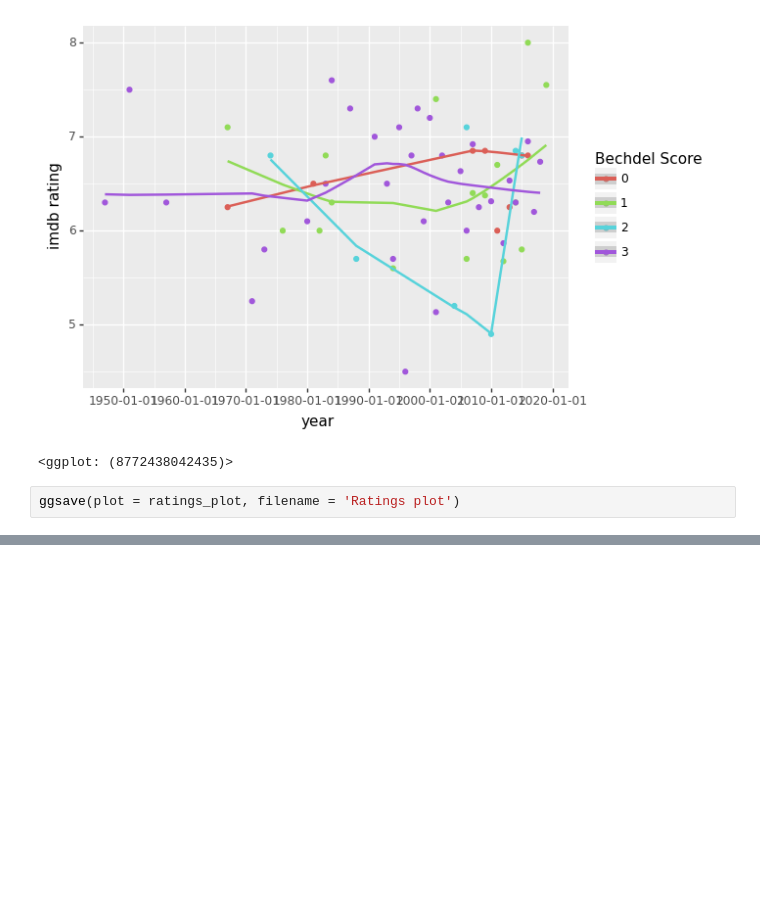
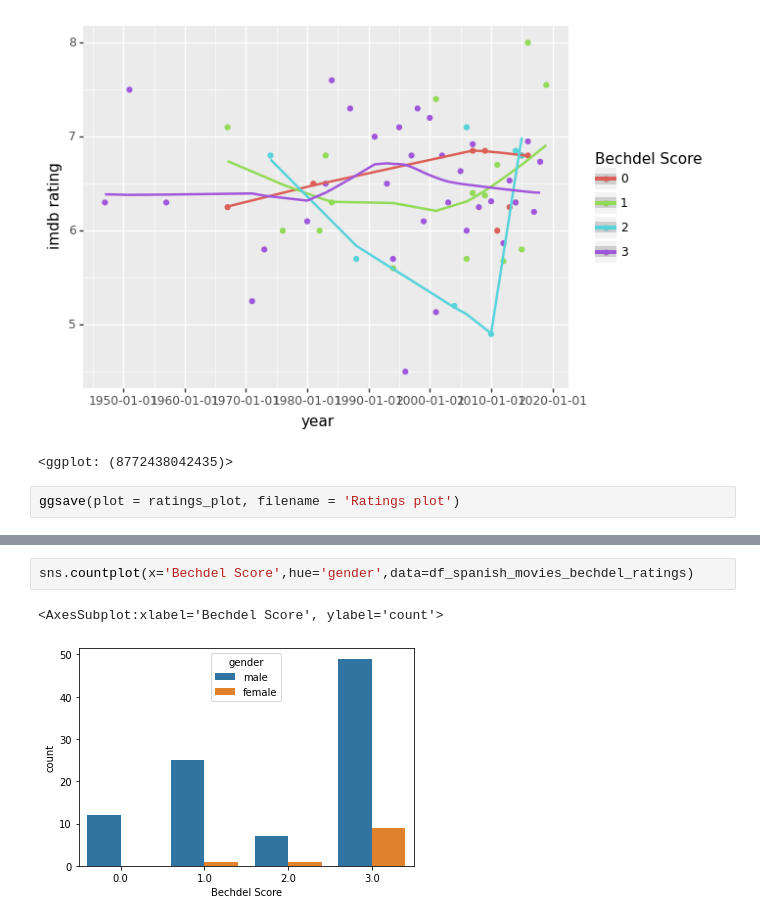
Before and after one commit to gon-martinam/bechdel-test-spanish-films, a Jupyter notebook: bechdel_test.ipynb, the cells around one changed output, grey strips where cells are left out. Drawn from its saved outputs; the diff is of its cells as text; blank space fills up the shorter version.

```diff
--- a/bechdel_test.ipynb
+++ b/bechdel_test.ipynb
@@ -133,0 +173,5 @@ ggsave(plot = ratings_plot, filename = 'Ratings plot')
+# %%
+sns.countplot(x='Bechdel Score',hue='gender',data=df_spanish_movies_bechdel_ratings)
+# %% [output]
+<AxesSubplot:xlabel='Bechdel Score', ylabel='count'>
+[figure, added]
```
Also changed, not shown: parts of 22 cells of this notebook, 6 other files.
